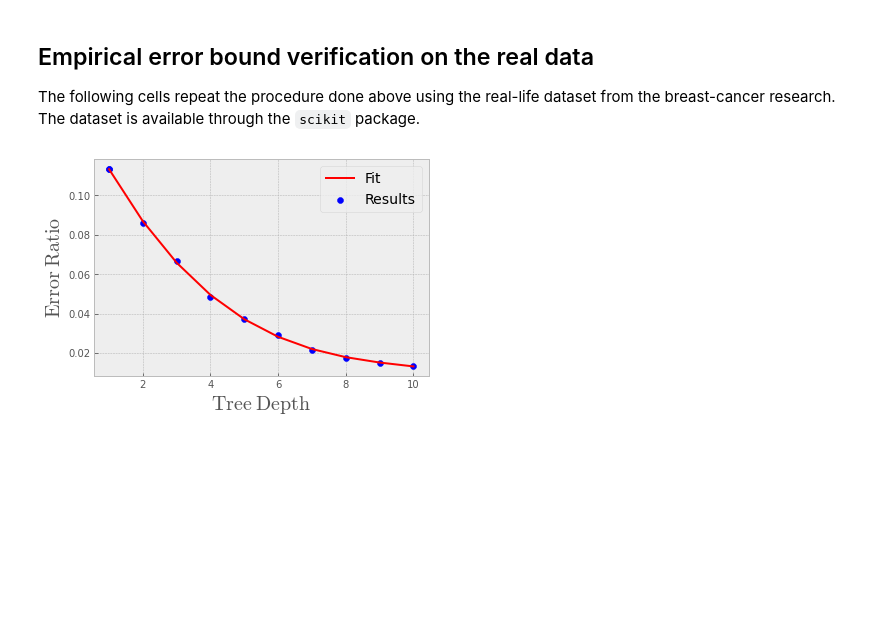
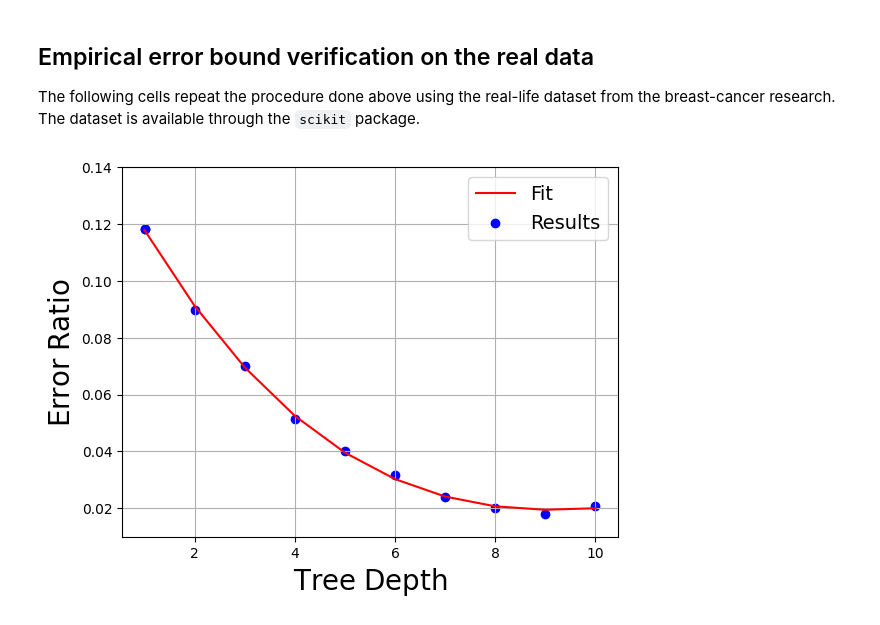
Before and after one commit to sanat-sh/MATH540_Boosting_EmpiricalErrorBoundVerification, a Jupyter notebook: MATH540_Boosting_ErrorBound.ipynb, the cells around one changed output. Cells and saved outputs as stored; diff of their text form; code cells hidden in the pictures; blank space fills up the shorter version.

```diff
--- a/MATH540_Boosting_ErrorBound.ipynb
+++ b/MATH540_Boosting_ErrorBound.ipynb
@@ -72,12 +72,14 @@ fitCoeff = np.polyfit(depth, np.divide(errorValue, errorBound), 3)
 p        = np.poly1d(fitCoeff)
 
 fig, ax = plt.subplots()
-plt.style.use("bmh")
+plt.style.use("fast")
 # Plot the data points and the fitted line
 ax.scatter(depth, np.divide(errorValue, errorBound), marker="o", color="blue", label="Results")
 plt.plot(depth, p(depth), color="red", label="Fit")
 ax.set_ylabel(r"$\rm Error\;Ratio$", fontsize=20)
 ax.set_xlabel(r"$\rm Tree\;Depth$", fontsize=20)
+ax.grid()
+plt.ylim(0.01, 0.14)
 plt.legend(prop={'size': 14})
 plt.show()
 # Save the figure if necessary
@@ -100,7 +102,7 @@ errorBound = np.sqrt(np.divide(np.log(np.e*m/2**depth), m))
 
 for k in m:
   # Since the sample size changes, new sample is generated every itteration
-  X, y = ds.make_classification(n_samples=k, n_features=20, n_informative=20, n_redundant=0, n_classes=2, n_clusters_per_class=1, flip_y=0.0, random_state=42)
+  X, y = ds.make_classification(n_samples=k, n_features=20, n_informative=20, n_redundant=0, n_classes=2, n_clusters_per_class=1, flip_y=0.01, random_state=42)
   # The labels are again changed to {-1,+1}
   y = 2*y-1
   X_train, X_test, y_train, y_test = train_test_split(X, y, test_size=0.3, random_state=42)
@@ -116,11 +118,13 @@ fitCoeff = np.polyfit(m, np.divide(errorBound, errorValue), 7)
 p        = np.poly1d(fitCoeff)
 
 fig, ax = plt.subplots()
-plt.style.use("bmh")
+plt.style.use("fast")
 ax.scatter(m, np.divide(errorBound, errorValue), marker="o", color="blue", label="Results")
 plt.plot(m, p(m), color="red", label="Fit")
 ax.set_ylabel(r"$\rm Error\;Ratio$", fontsize=20)
 ax.set_xlabel(r"$\rm Sample\;Size$", fontsize=20)
+ax.grid()
+plt.ylim(0.07, 0.34)
 plt.legend(prop={'size': 14})
 plt.show()
 # Save the figure if necessary
@@ -138,7 +142,7 @@ The following cells repeat the procedure done above using the real-life dataset
 dataset    = ds.load_breast_cancer()
 rho        = 0.1
 depth      = np.linspace(1, 10, 11, dtype=int)
-m          = 1000
+m          = 569
 errorValue = []
 errorBound = np.sqrt(np.multiply(np.log(np.e*m/2**depth), 2**depth))
 
@@ -154,20 +158,22 @@ for k in depth:
 # %%
 # Plot for the error ratio as a function of the decision tree depth for a real-life set
 fitCoeff = np.polyfit(depth, np.divide(errorValue, errorBound), 3)
 p        = np.poly1d(fitCoeff)
 
 fig, ax = plt.subplots()
-plt.style.use("bmh")
+plt.style.use("fast")
 ax.scatter(depth, np.divide(errorValue, errorBound), marker="o", color="blue", label="Results")
 plt.plot(depth, p(depth), color="red", label="Fit")
 ax.set_ylabel(r"$\rm Error\;Ratio$", fontsize=20)
 ax.set_xlabel(r"$\rm Tree\;Depth$", fontsize=20)
+ax.grid()
+plt.ylim(0.01, 0.14)
 plt.legend(prop={'size': 14})
 plt.show()
 # Save the figure if necessary
 # fig.savefig(fname="depth_RealData.pdf", dpi=400, format="pdf")
 # %% [output]
-[figure, old version]
+[figure, new version]
 # %%
 # Error as a function of sample size for a real-life dataset
 dataset    = ds.load_breast_cancer()
```
Also changed, not shown: parts of 4 cells of this notebook.
